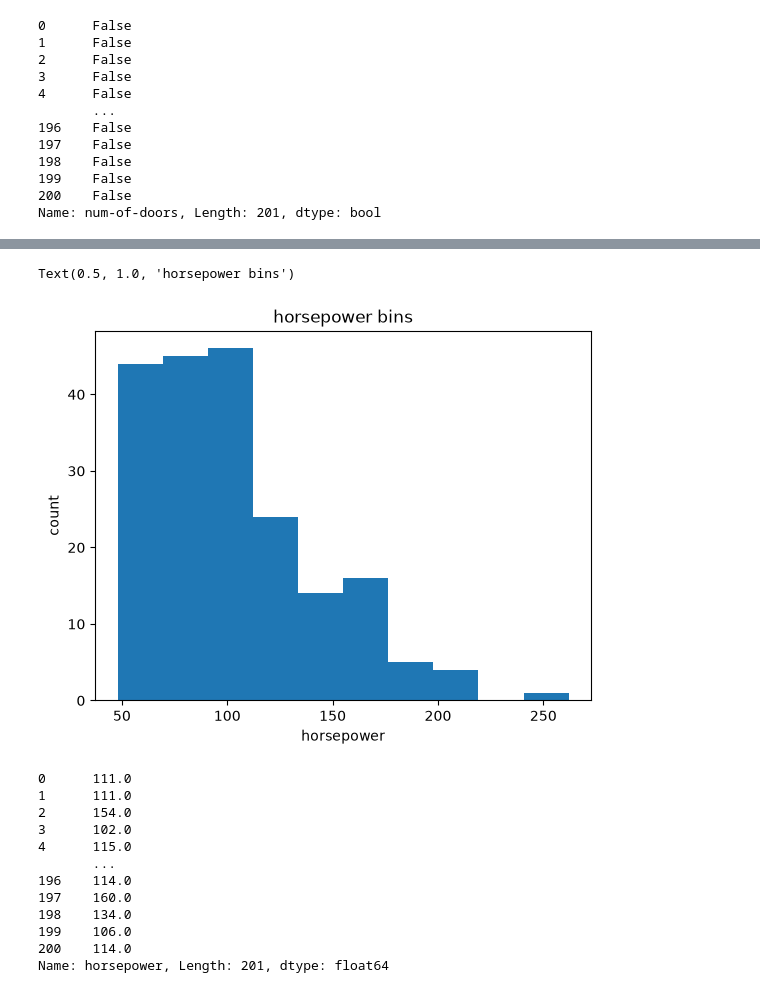
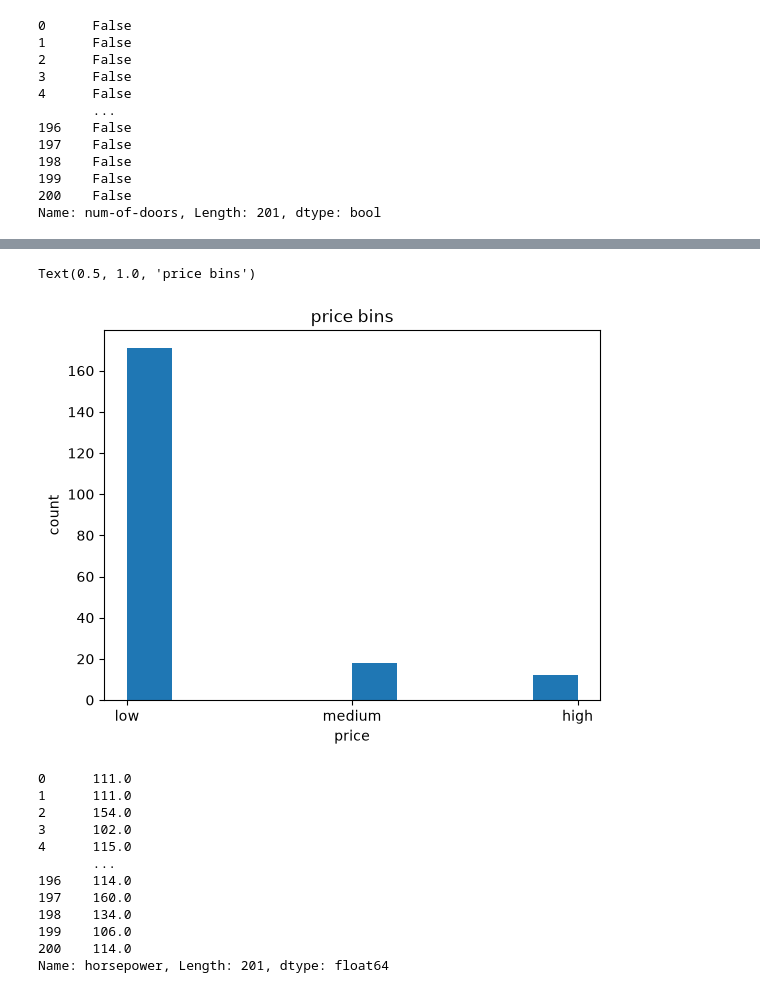
Before and after one commit to kifaru88/data-viz, a Jupyter notebook: notebooks/Automobile_price_analysis.ipynb, the cells around one changed output, grey strips where cells are left out. Saved outputs shown, nothing was run; the diff lists cells and outputs as text; code cells hidden in the pictures.

```diff
--- a/notebooks/Automobile_price_analysis.ipynb
+++ b/notebooks/Automobile_price_analysis.ipynb
@@ -438,2 +424,3 @@ df["num-of-doors"].value_counts().idxmax()
 # %%
-#df["stroke"].replace(np.nan,mean, inplace=True)
+#Replacing missing values with the mean in stroke
+df["stroke"] = df["stroke"].replace(np.nan,avg_stroke)
@@ -476,0 +433,3 @@ Name: bore, Length: 201, dtype: object
+# %%
+#Replacing missing values with the mean in bore
+df["bore"] = df["bore"].replace(np.nan,avg_bore)
@@ -476,0 +442,4 @@ Name: bore, Length: 201, dtype: object
+# %%
+#Converting the datatype and calculating the mean of horsepower
+avg_horsepower = df["horsepower"].astype("float").mean(axis=0)
+print(f"average horsepower:{avg_horsepower}")
@@ -477,3 +448,6 @@ Name: bore, Length: 201, dtype: object
+# %%
+#Replacing missing values with the mean in horsepower
+df["horsepower"] = df["horsepower"].replace(np.nan,avg_horsepower)
 # %%
 df.head()
 # %% [output]
@@ -725,16 +568,17 @@ memory usage: 41.3 KB
 # %%
+#Visualizing Binned data
 %matplotlib inline
 import matplotlib.pyplot as plt
 from matplotlib import pyplot
 
-plt.hist(df["horsepower"])
+plt.hist(df["price-binned"])
 
-plt.xlabel("horsepower")
+plt.xlabel("price")
 plt.ylabel("count")
-plt.title("horsepower bins")
+plt.title("price bins")
 # %% [output]
-Text(0.5, 1.0, 'horsepower bins')
+Text(0.5, 1.0, 'price bins')
-[figure, old version]
+[figure, new version]
 # %%
 print(df["horsepower"])
 # %% [output]
```
Also changed, not shown: parts of 35 cells of this notebook.
